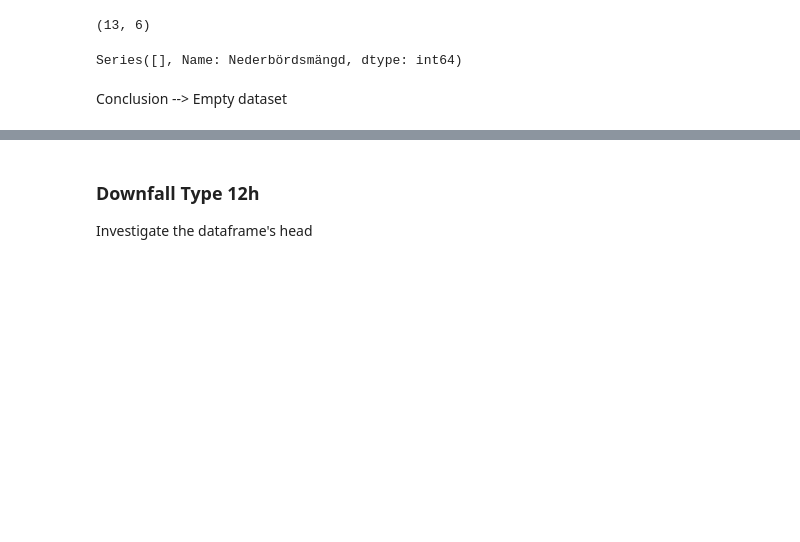
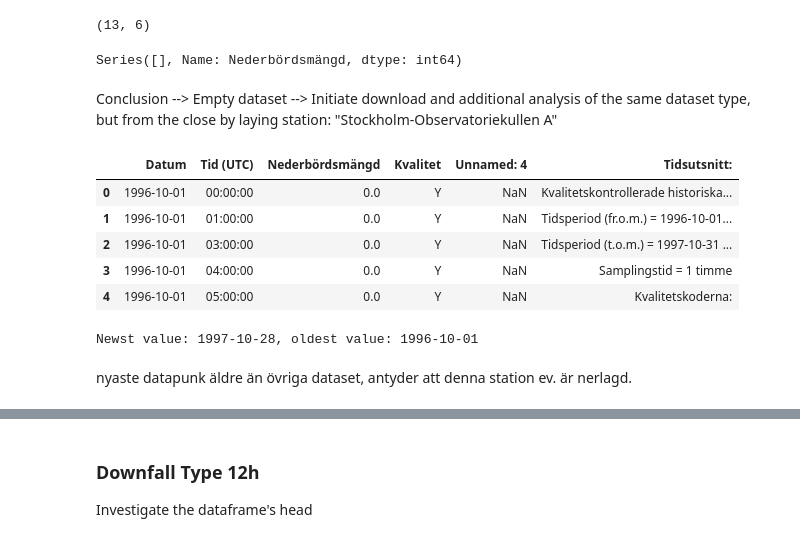
Before and after one commit to beatejosefina/data-project, a Jupyter notebook: DataExploration.ipynb, the cells around one changed output, grey strips where cells are left out. Saved outputs shown, nothing was run; the diff lists cells and outputs as text; code cells hidden in the pictures; blank space fills up the shorter version.

Commit message:
Add updated data analys + readme + datafiles

```diff
--- a/DataExploration.ipynb
+++ b/DataExploration.ipynb
@@ -106,5 +124,28 @@ downfall_mm_h.shape
 downfall_mm_h.Nederbördsmängd.value_counts()
 # %% [output]
 Series([], Name: Nederbördsmängd, dtype: int64)
-# %% [markdown]
-Conclusion --> Empty dataset
+# %% [markdown]
+Conclusion --> Empty dataset
+--> Initiate download and additional analysis of the same dataset type, but from the close by laying station: "Stockholm-Observatoriekullen A"
+# %%
+downfall_mm_h_A = pd.read_csv('MetroData/smhi_nederbördsmängd_h_kulleA.csv')
+downfall_mm_h_A.head()
+# %% [output]
+|  | Datum | Tid (UTC) | Nederbördsmängd | Kvalitet | Unnamed: 4 | Tidsutsnitt: |
+| 0 | 1996-10-01 | 00:00:00 | 0.0 | Y | NaN | Kvalitetskontrollerade historiska... |
+| 1 | 1996-10-01 | 01:00:00 | 0.0 | Y | NaN | Tidsperiod (fr.o.m.) = 1996-10-01... |
+| 2 | 1996-10-01 | 03:00:00 | 0.0 | Y | NaN | Tidsperiod (t.o.m.) = 1997-10-31 ... |
+| 3 | 1996-10-01 | 04:00:00 | 0.0 | Y | NaN | Samplingstid = 1 timme |
+| 4 | 1996-10-01 | 05:00:00 | 0.0 | Y | NaN | Kvalitetskoderna: |
+# %%
+# Nyaste datapunkten
+Newst = downfall_mm_h_A.Datum.max()
+
+# äldsta datapunkten
+Oldest = downfall_mm_h_A.Datum.min()
+
+print(f'Newst value: {Newst}, oldest value: {Oldest}')
+# %% [output]
+Newst value: 1997-10-28, oldest value: 1996-10-01
+# %% [markdown]
+nyaste datapunk äldre än övriga dataset, antyder att denna station ev. är nerlagd.
```
Also changed, not shown: parts of 24 cells of this notebook, 3 other files.
